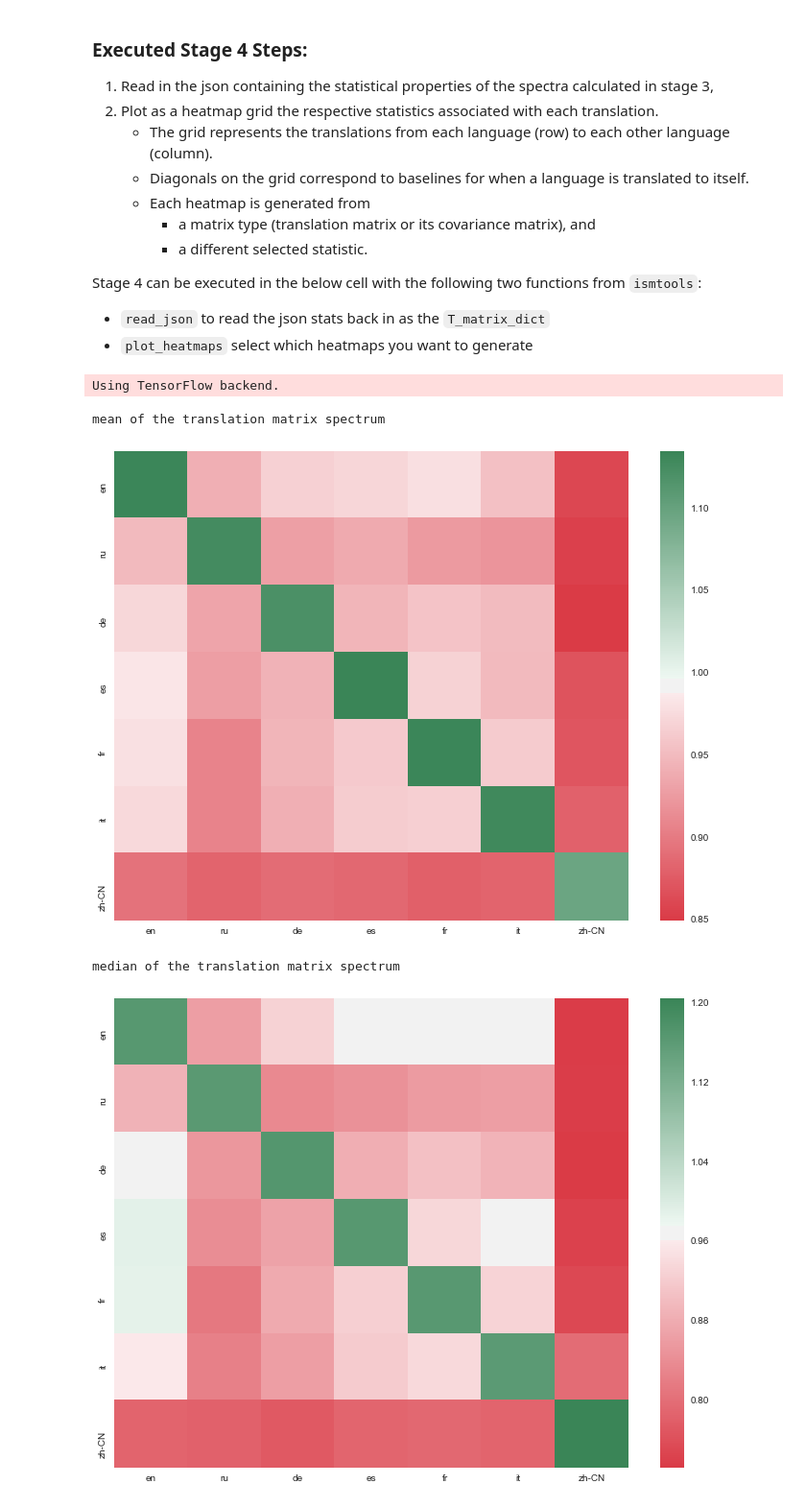
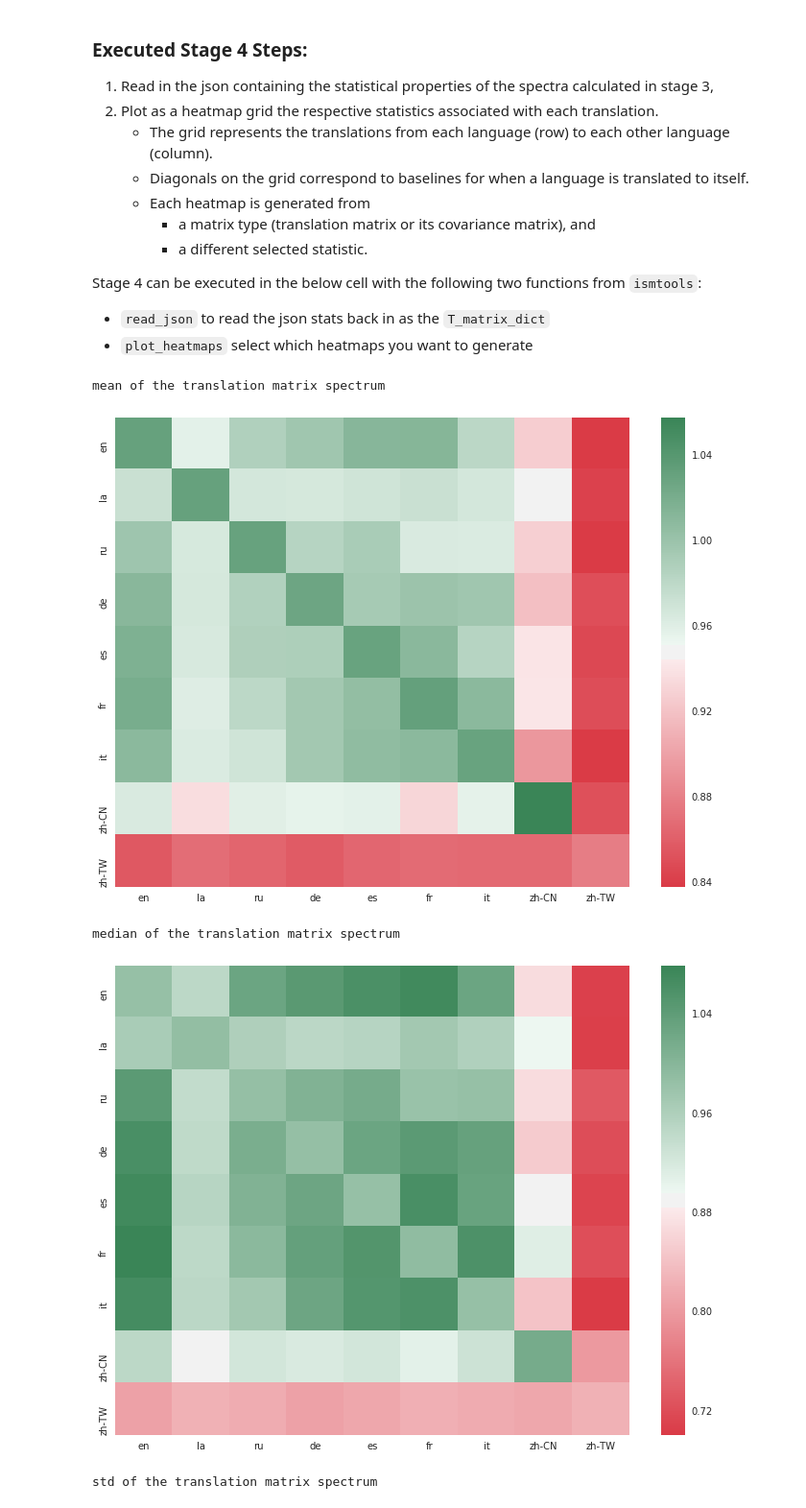
Before and after one commit to mike-tamir/IsomanticsWorkshop, a Jupyter notebook: code/Isomantics_workshop_driver_notebook.ipynb, the cells around one changed output. Shown at 96% size. Cells and saved outputs as stored; diff of their text form; code cells hidden in the pictures.

```diff
--- a/code/Isomantics_workshop_driver_notebook.ipynb
+++ b/code/Isomantics_workshop_driver_notebook.ipynb
@@ -155,38 +157,38 @@ from matplotlib import pyplot as plt
 %matplotlib inline
 
 # Construct the JSON path based on the experiment chosen in stage 3
-experiment = experiments[9]
+experiment = experiments[0]
 PATH = "../data/"+experiment
 MATRIX_TYPES = [
                 "T_matrix",
 #                 "T_cov"
                ]
 STATS = [
          'mean',
          'median',
          'std',
          'mean_log',
          'median_log',
          'std_log',
          'ortho_norm',
          'condition_num',
          'log_condition_num'
         ]
 
 
 heatmaps = plot_heatmaps(T_matrix_dict=read_json(PATH+"/spec_analysis_stats.json"),
                          plotted_stats=STATS,
                          display_opt="cols",
                          matrix_types=MATRIX_TYPES,
                          low_c=10,
                          high_c=140,
                          sep_num=8,
                          figuresize=[12,9],
                          write_heatmaps=PATH
                         )
 # %% [output]
-Using TensorFlow backend.
+mean of the translation matrix spectrum
+[figure, new version]
-mean of the translation matrix spectrum
+median of the translation matrix spectrum
-[figure, old version]
+[figure, new version]
-median of the translation matrix spectrum
+std of the translation matrix spectrum
-[figure, old version]
```
Also changed, not shown: parts of 5 cells of this notebook.
